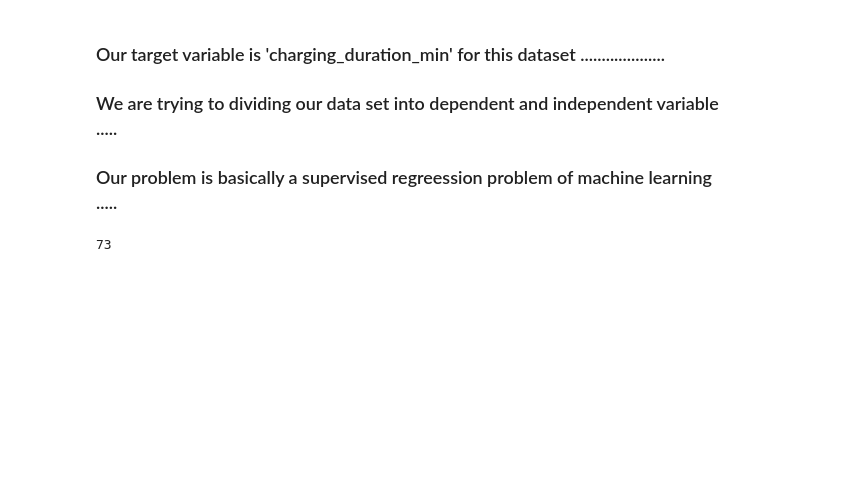
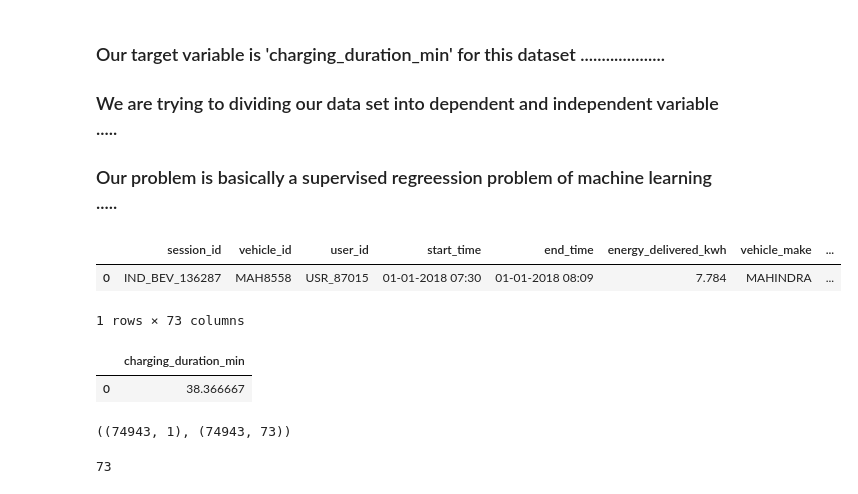
Before and after one commit to Amanarun2907/CADCS---Charging-Time-Prediction-for-Battery-Electric-Vehicles-BEVs-using-Time-Series-Methods, a Jupyter notebook: Python files/cadcs_project_file_data_preprocessing_feature_eng.ipynb, the cells around one changed output. Drawn from its saved outputs; the diff is of its cells as text; code cells hidden in the pictures; blank space fills up the shorter version.

```diff
--- a/Python files/cadcs_project_file_data_preprocessing_feature_eng.ipynb
+++ b/Python files/cadcs_project_file_data_preprocessing_feature_eng.ipynb
@@ -18,7 +18,7 @@ warnings.filterwarnings("ignore")
 ### Basic data analysis
 ### Creating the copy of the dataset (df_copy)
 # %%
-df = pd.read_csv(r"./data/cadcs_live_project_clean_data.csv")
+df = pd.read_csv(r"../data/cadcs_live_project_clean_data.csv")
 df_copy = df.copy() ## generated a copy of the original dataframe (df_copy)
 # %%
 df_copy.head(5)
@@ -240,6 +240,21 @@ X = df_copy.drop(['charging_duration_min'],axis = 1)
 ## creating a copy of X (independent variables) as X_copy
 y = df_copy[['charging_duration_min']]
 X_copy = X.copy()
+# %%
+X.head(1)
+# %% [output]
+|  | session_id | vehicle_id | user_id | start_time | end_time | energy_delivered_kwh | vehicle_make | ... |
+| 0 | IND_BEV_136287 | MAH8558 | USR_87015 | 01-01-2018 07:30 | 01-01-2018 08:09 | 7.784 | MAHINDRA | ... |
+1 rows × 73 columns
+# %%
+y.head(1)
+# %% [output]
+|  | charging_duration_min |
+| 0 | 38.366667 |
+# %%
+y.shape,X.shape
+# %% [output]
+((74943, 1), (74943, 73))
 # %%
 print(len(X.columns))
 # %% [output]
```
Also changed, not shown: parts of 46 cells of this notebook, 7 other files.
